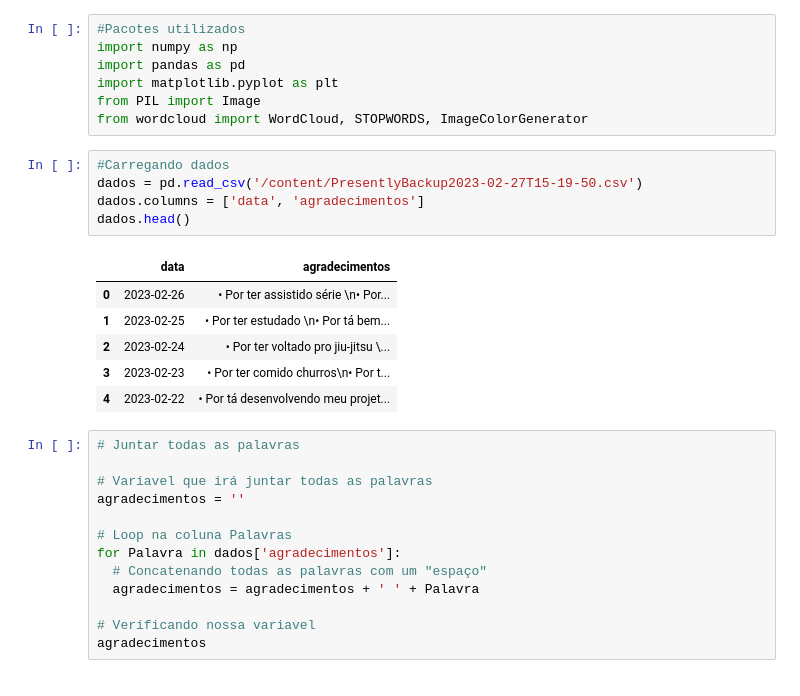
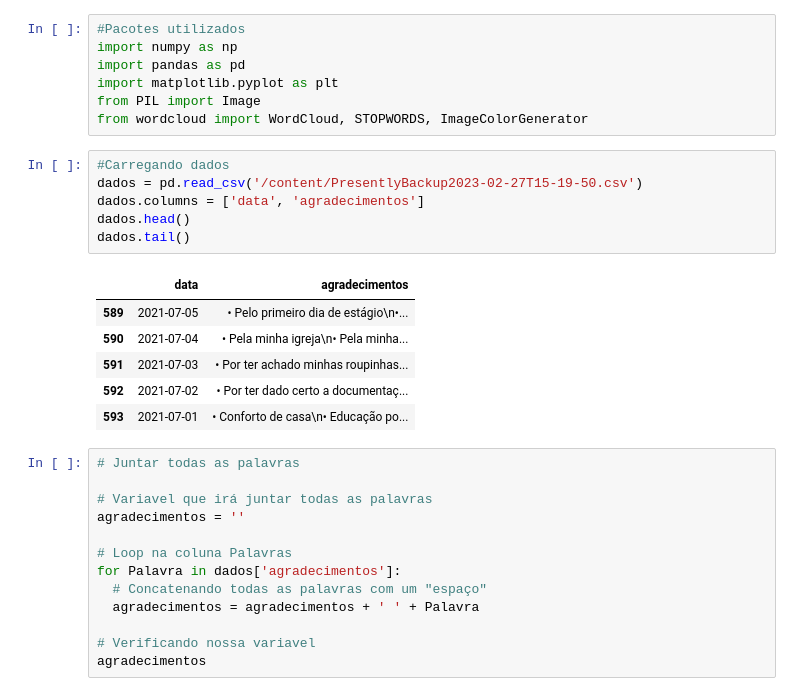
Before and after one commit to raiannysoares/nuvem_de_agradecimentos, a Jupyter notebook: analise_agradecimento.ipynb, the cells around one changed output. Drawn from its saved outputs; the diff is of its cells as text.

```diff
--- a/analise_agradecimento.ipynb
+++ b/analise_agradecimento.ipynb
@@ -10,15 +10,16 @@ from wordcloud import WordCloud, STOPWORDS, ImageColorGenerator
 # %%
 #Carregando dados
 dados = pd.read_csv('/content/PresentlyBackup2023-02-27T15-19-50.csv')
 dados.columns = ['data', 'agradecimentos']
 dados.head()
+dados.tail()
 # %% [output]
 |  | data | agradecimentos |
-| 0 | 2023-02-26 | • Por ter assistido série \n• Por... |
-| 1 | 2023-02-25 | • Por ter estudado \n• Por tá bem... |
-| 2 | 2023-02-24 | • Por ter voltado pro jiu-jitsu \... |
-| 3 | 2023-02-23 | • Por ter comido churros\n• Por t... |
-| 4 | 2023-02-22 | • Por tá desenvolvendo meu projet... |
+| 589 | 2021-07-05 | • Pelo primeiro dia de estágio\n•... |
+| 590 | 2021-07-04 | • Pela minha igreja\n• Pela minha... |
+| 591 | 2021-07-03 | • Por ter achado minhas roupinhas... |
+| 592 | 2021-07-02 | • Por ter dado certo a documentaç... |
+| 593 | 2021-07-01 | • Conforto de casa\n• Educação po... |
 # %%
 # Juntar todas as palavras
 
```
